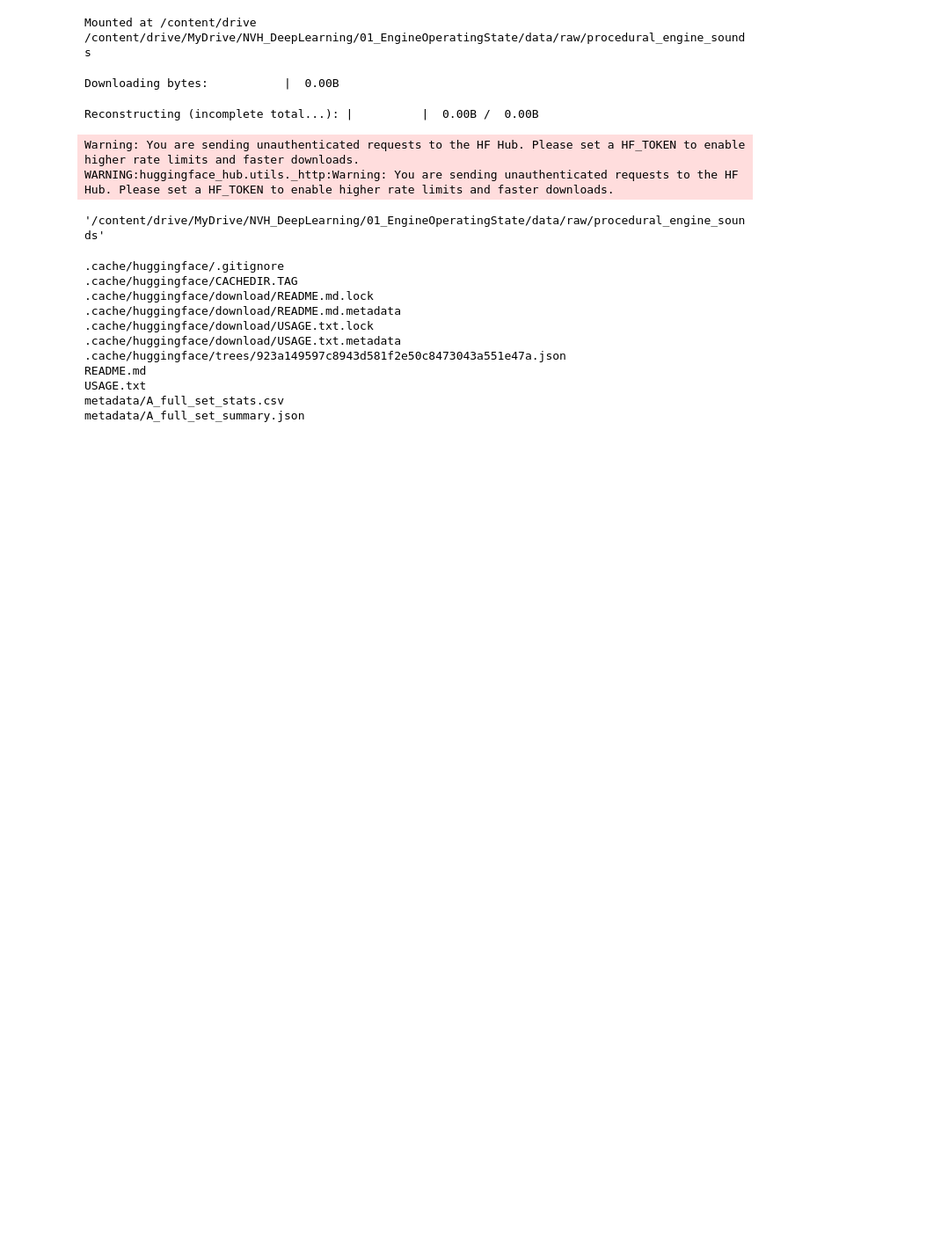
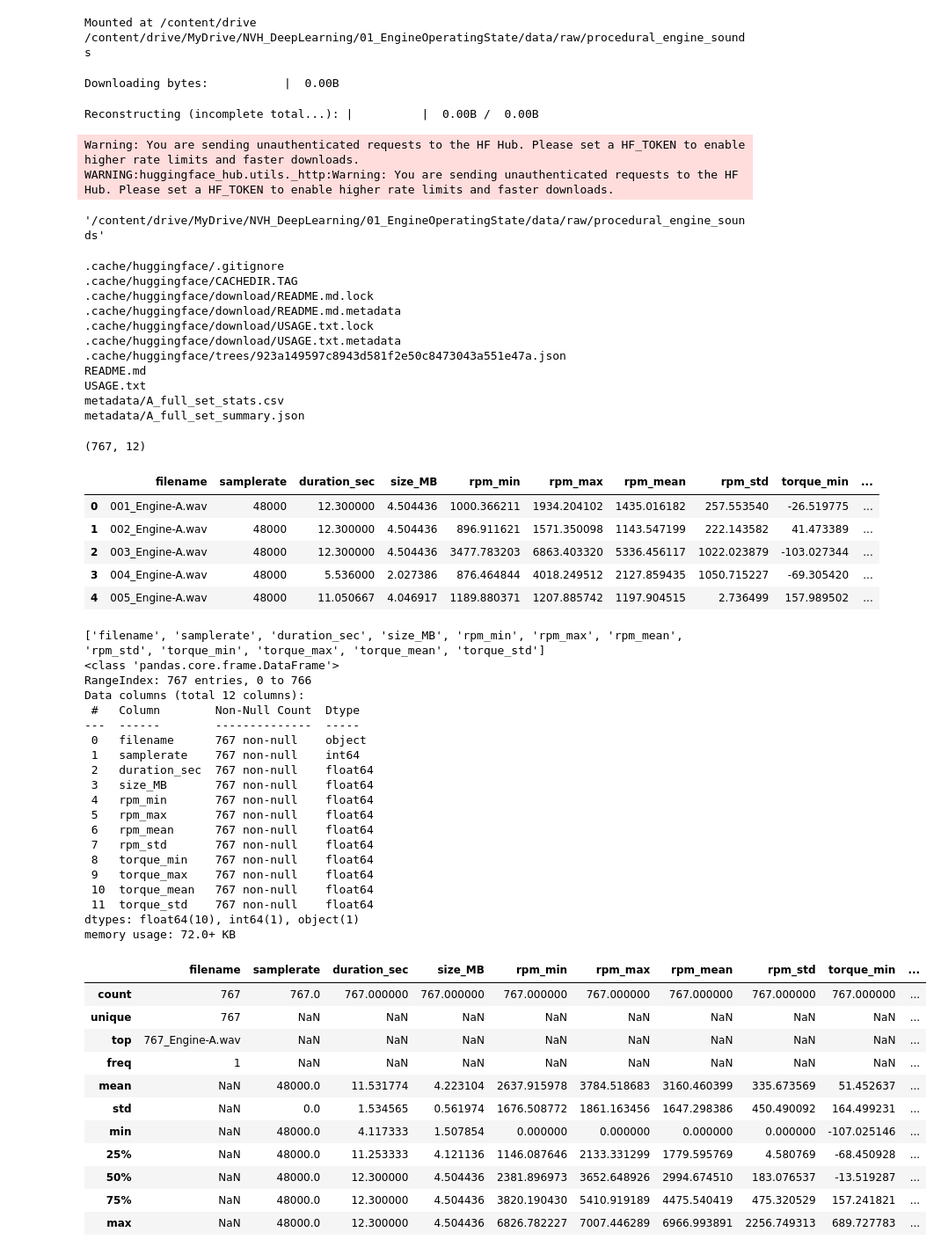
Before and after one commit to vaibhavjiyer87/engine-nvh-deep-learning, a Jupyter notebook: notebooks/01_dataset_ingestion_and_audit.ipynb, the cells around one changed output. Shown at 88% size. Saved outputs shown, nothing was run; the diff lists cells and outputs as text; code cells hidden in the pictures; blank space fills up the shorter version.

```diff
--- a/notebooks/01_dataset_ingestion_and_audit.ipynb
+++ b/notebooks/01_dataset_ingestion_and_audit.ipynb
@@ -64,3 +64,58 @@ README.md
 USAGE.txt
 metadata/A_full_set_stats.csv
 metadata/A_full_set_summary.json
+# %%
+# Inspect the supplied metadata by loading the statistics csv
+
+import pandas as pd
+
+stats_path = RAW_ROOT / "metadata" / "A_full_set_stats.csv"
+stats_df = pd.read_csv(stats_path)
+
+print(stats_df.shape)
+display(stats_df.head())
+print(stats_df.columns.tolist())
+
+# basic checks
+stats_df.info()
+display(stats_df.describe(include="all"))
+# %% [output]
+(767, 12)
+|  | filename | samplerate | duration_sec | size_MB | rpm_min | rpm_max | rpm_mean | rpm_std | torque_min | ... |
+| 0 | 001_Engine-A.wav | 48000 | 12.300000 | 4.504436 | 1000.366211 | 1934.204102 | 1435.016182 | 257.553540 | -26.519775 | ... |
+| 1 | 002_Engine-A.wav | 48000 | 12.300000 | 4.504436 | 896.911621 | 1571.350098 | 1143.547199 | 222.143582 | 41.473389 | ... |
+| 2 | 003_Engine-A.wav | 48000 | 12.300000 | 4.504436 | 3477.783203 | 6863.403320 | 5336.456117 | 1022.023879 | -103.027344 | ... |
+| 3 | 004_Engine-A.wav | 48000 | 5.536000 | 2.027386 | 876.464844 | 4018.249512 | 2127.859435 | 1050.715227 | -69.305420 | ... |
+| 4 | 005_Engine-A.wav | 48000 | 11.050667 | 4.046917 | 1189.880371 | 1207.885742 | 1197.904515 | 2.736499 | 157.989502 | ... |
+['filename', 'samplerate', 'duration_sec', 'size_MB', 'rpm_min', 'rpm_max', 'rpm_mean', 'rpm_std', 'torque_min', 'torque_max', 'torque_mean', 'torque_std']
+<class 'pandas.core.frame.DataFrame'>
+RangeIndex: 767 entries, 0 to 766
+Data columns (total 12 columns):
+ #   Column        Non-Null Count  Dtype
+---  ------        --------------  -----
+ 0   filename      767 non-null    object
+ 1   samplerate    767 non-null    int64
+ 2   duration_sec  767 non-null    float64
+ 3   size_MB       767 non-null    float64
+ 4   rpm_min       767 non-null    float64
+ 5   rpm_max       767 non-null    float64
+ 6   rpm_mean      767 non-null    float64
+ 7   rpm_std       767 non-null    float64
+ 8   torque_min    767 non-null    float64
+ 9   torque_max    767 non-null    float64
+ 10  torque_mean   767 non-null    float64
+ 11  torque_std    767 non-null    float64
+dtypes: float64(10), int64(1), object(1)
+memory usage: 72.0+ KB
+|  | filename | samplerate | duration_sec | size_MB | rpm_min | rpm_max | rpm_mean | rpm_std | torque_min | ... |
+| count | 767 | 767.0 | 767.000000 | 767.000000 | 767.000000 | 767.000000 | 767.000000 | 767.000000 | 767.000000 | ... |
+| unique | 767 | NaN | NaN | NaN | NaN | NaN | NaN | NaN | NaN | ... |
+| top | 767_Engine-A.wav | NaN | NaN | NaN | NaN | NaN | NaN | NaN | NaN | ... |
+| freq | 1 | NaN | NaN | NaN | NaN | NaN | NaN | NaN | NaN | ... |
+| mean | NaN | 48000.0 | 11.531774 | 4.223104 | 2637.915978 | 3784.518683 | 3160.460399 | 335.673569 | 51.452637 | ... |
+| std | NaN | 0.0 | 1.534565 | 0.561974 | 1676.508772 | 1861.163456 | 1647.298386 | 450.490092 | 164.499231 | ... |
+| min | NaN | 48000.0 | 4.117333 | 1.507854 | 0.000000 | 0.000000 | 0.000000 | 0.000000 | -107.025146 | ... |
+| 25% | NaN | 48000.0 | 11.253333 | 4.121136 | 1146.087646 | 2133.331299 | 1779.595769 | 4.580769 | -68.450928 | ... |
+| 50% | NaN | 48000.0 | 12.300000 | 4.504436 | 2381.896973 | 3652.648926 | 2994.674510 | 183.076537 | -13.519287 | ... |
+| 75% | NaN | 48000.0 | 12.300000 | 4.504436 | 3820.190430 | 5410.919189 | 4475.540419 | 475.320529 | 157.241821 | ... |
+| max | NaN | 48000.0 | 12.300000 | 4.504436 | 6826.782227 | 7007.446289 | 6966.993891 | 2256.749313 | 689.727783 | ... |
```
Also changed, not shown: parts of 3 cells of this notebook.
